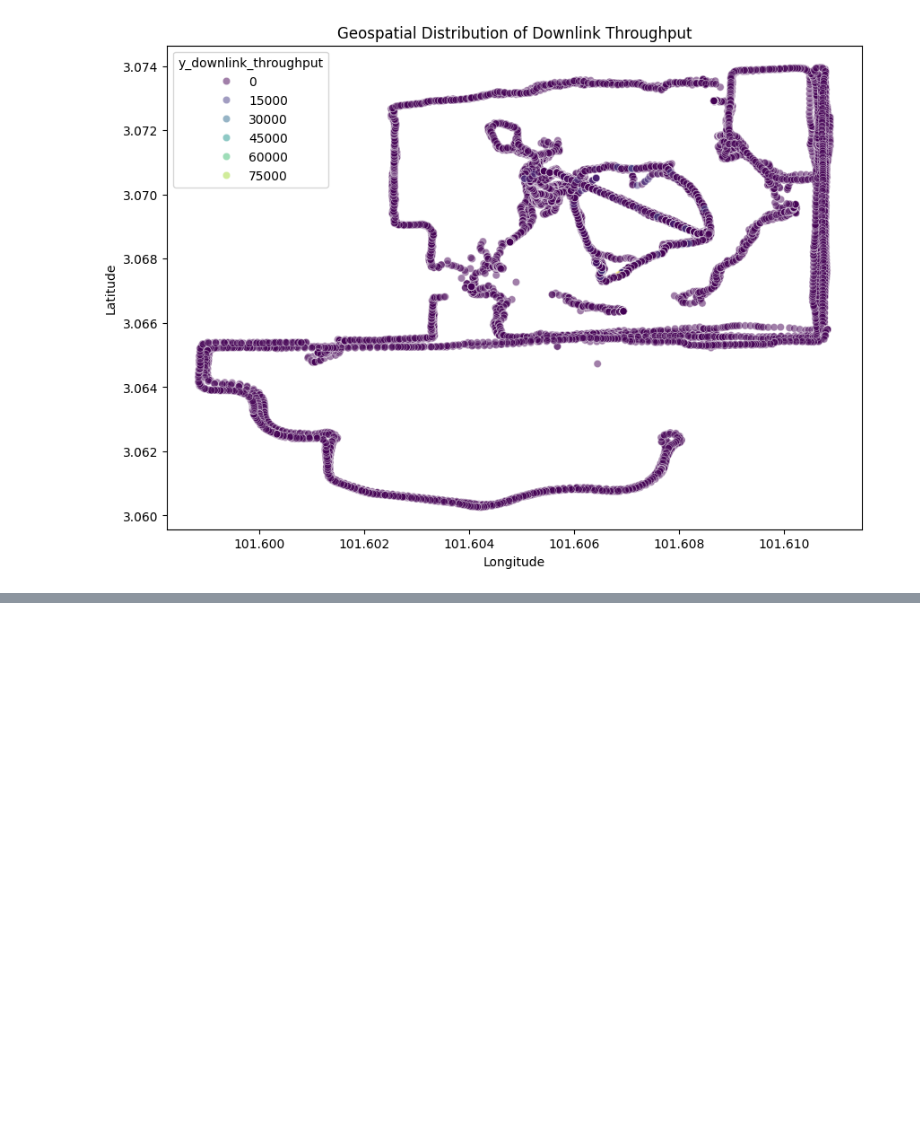
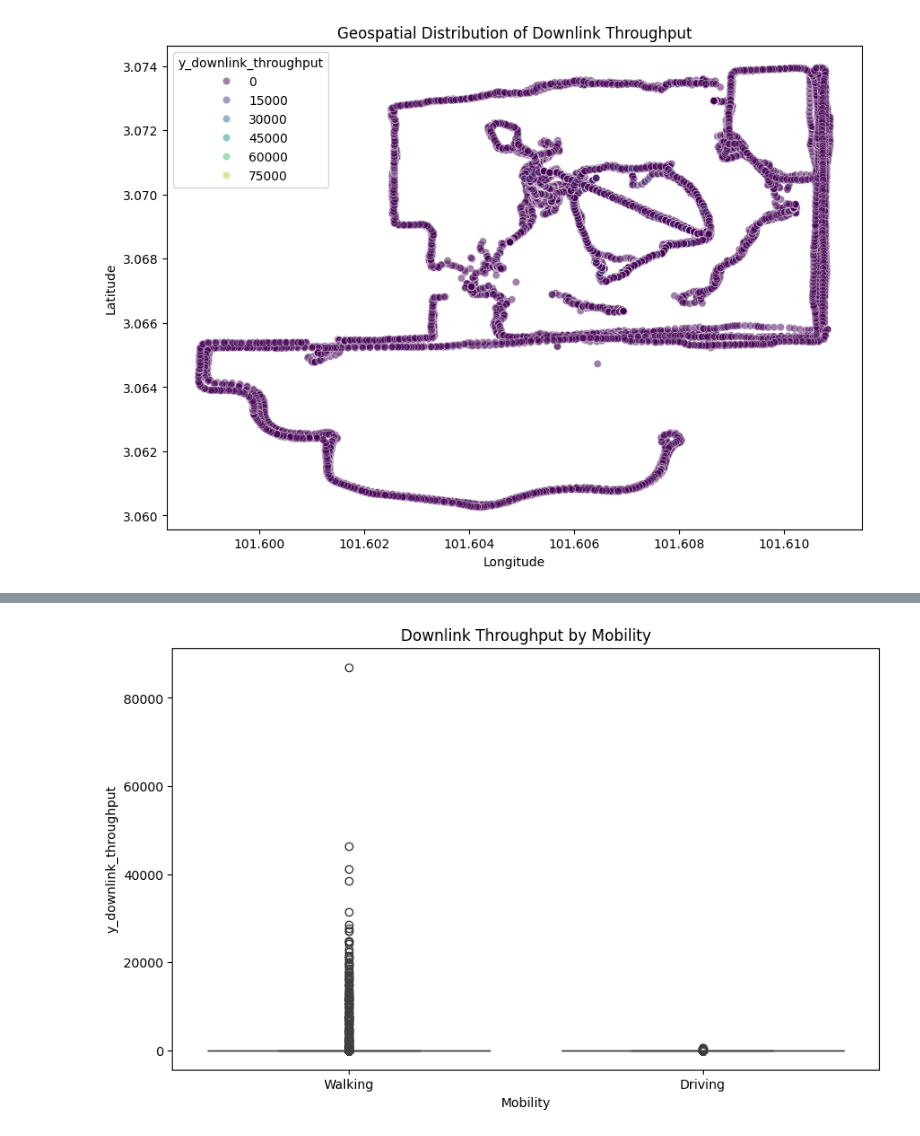
Before and after one commit to Nokia-MN-DataScience-Project/EDA, a Jupyter notebook: EDA.ipynb, the cells around one changed output, grey strips where cells are left out. Saved outputs shown, nothing was run; the diff lists cells and outputs as text; code cells hidden in the pictures; blank space fills up the shorter version.

```diff
--- a/EDA.ipynb
+++ b/EDA.ipynb
@@ -194,15 +194,17 @@ if 'NetworkTech' in df.columns:
 # %%
 
 if 'Mobility' in df.columns:
     plt.figure(figsize=(10,6))
-    sns.boxplot(data=df, x='Mobility', y='DL_bitrate')
+    sns.boxplot(data=df, x='Mobility', y='y_downlink_throughput')
     plt.title("Downlink Throughput by Mobility")
     plt.show()
 
-    plt.figure(figsize=(10,6))
-    sns.boxplot(data=df, x='Mobility', y='PINGAVG')
-    plt.title("Latency by Mobility")
-    plt.show()
+    # plt.figure(figsize=(10,6))
+    # sns.boxplot(data=df, x='Mobility', y='PINGAVG')
+    # plt.title("Latency by Mobility")
+    # plt.show()
+# %% [output]
+[figure, added]
 # %%
 if 'NetworkTech' in df.columns:
     print("Avg Throughput & Latency by NetworkTech")
```
Also changed, not shown: parts of 3 cells of this notebook.
